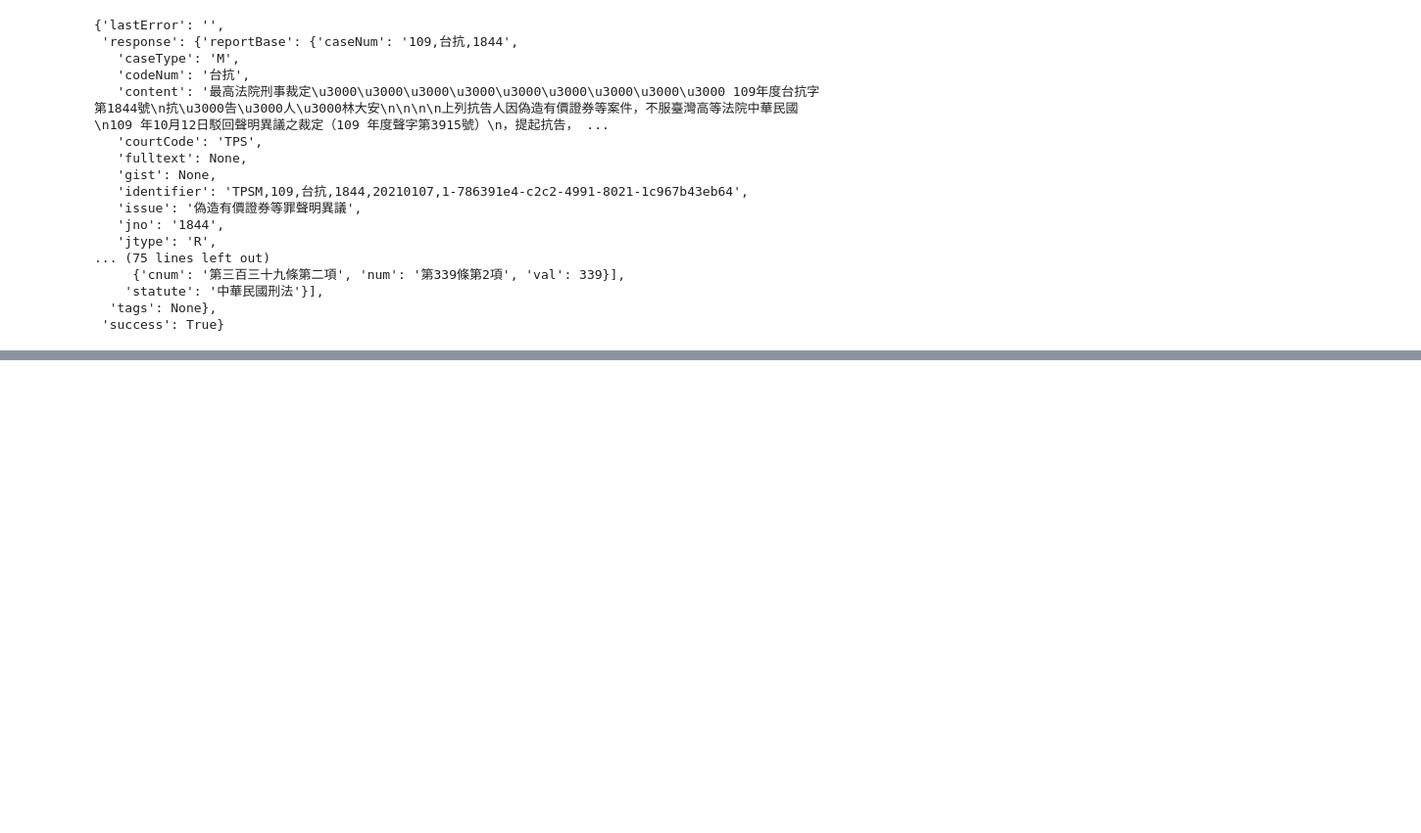
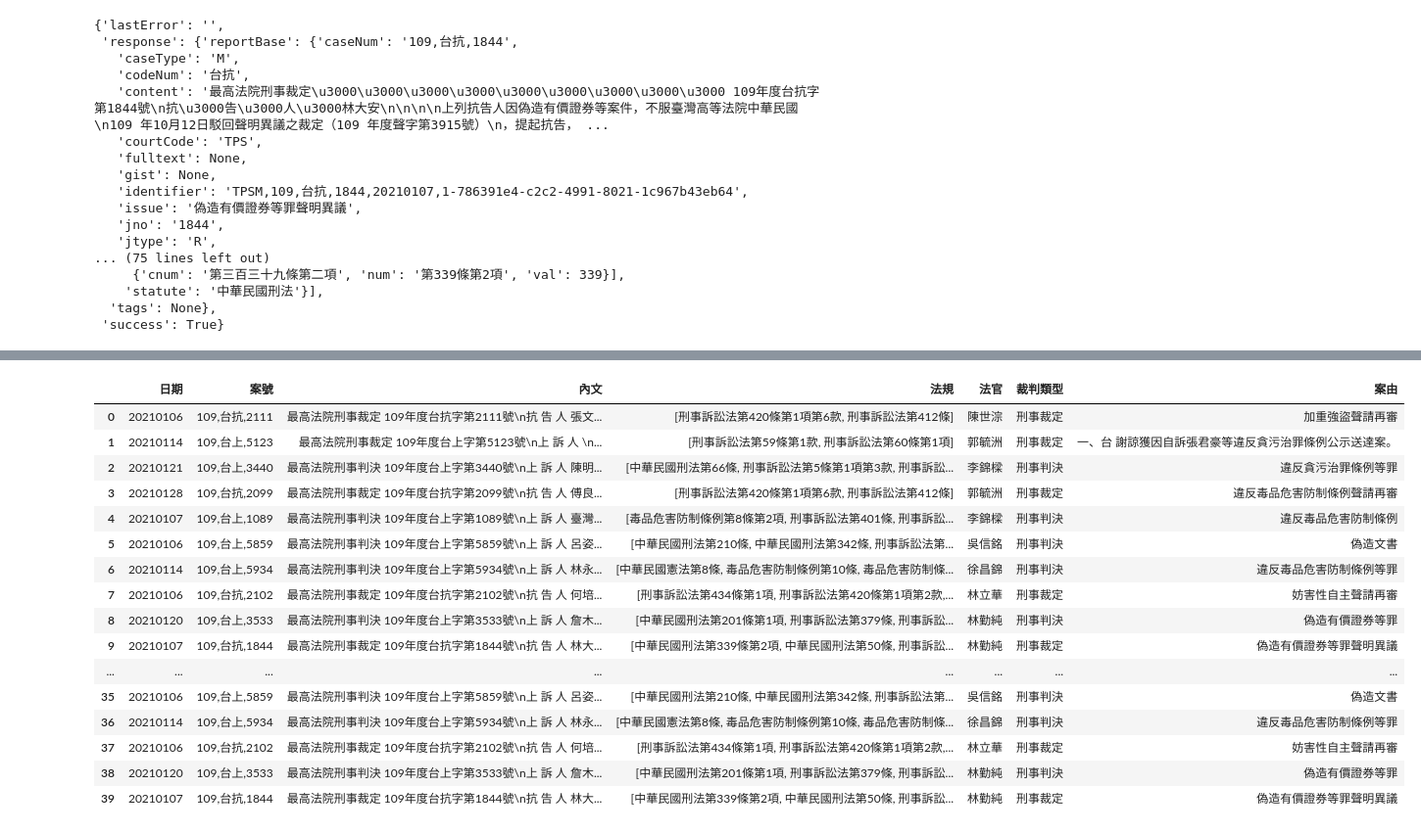
Before and after one commit to awchu0323/PL, a Jupyter notebook: 作業3/作業3.ipynb, the cells around one changed output, grey strips where cells are left out. Shown: that part at 98% size. Drawn from its saved outputs; the diff is of its cells as text; code cells hidden in the pictures; blank space fills up the shorter version.

```diff
--- a/作業3/作業3.ipynb
+++ b/作業3/作業3.ipynb
@@ -164,0 +185,23 @@ resquests
+# %%
+df = pd.DataFrame(content)
+df.to_csv('lawcontent0705.csv')
+# %%
+df
+# %% [output]
+|  | 日期 | 案號 | 內文 | 法規 | 法官 | 裁判類型 | 案由 |
+| 0 | 20210106 | 109,台抗,2111 | 最高法院刑事裁定 109年度台抗字第2111號\n抗 告 人 張文... | [刑事訴訟法第420條第1項第6款, 刑事訴訟法第412條] | 陳世淙 | 刑事裁定 | 加重強盜聲請再審 |
+| 1 | 20210114 | 109,台上,5123 | 最高法院刑事裁定 109年度台上字第5123號\n上 訴 人 \n... | [刑事訴訟法第59條第1款, 刑事訴訟法第60條第1項] | 郭毓洲 | 刑事裁定 | 一、台 謝諒獲因自訴張君豪等違反貪污治罪條例公示送達案。 |
+| 2 | 20210121 | 109,台上,3440 | 最高法院刑事判決 109年度台上字第3440號\n上 訴 人 陳明... | [中華民國刑法第66條, 刑事訴訟法第5條第1項第3款, 刑事訴訟... | 李錦樑 | 刑事判決 | 違反貪污治罪條例等罪 |
+| 3 | 20210128 | 109,台抗,2099 | 最高法院刑事裁定 109年度台抗字第2099號\n抗 告 人 傅良... | [刑事訴訟法第420條第1項第6款, 刑事訴訟法第412條] | 郭毓洲 | 刑事裁定 | 違反毒品危害防制條例聲請再審 |
+| 4 | 20210107 | 109,台上,1089 | 最高法院刑事判決 109年度台上字第1089號\n上 訴 人 臺灣... | [毒品危害防制條例第8條第2項, 刑事訴訟法第401條, 刑事訴訟... | 李錦樑 | 刑事判決 | 違反毒品危害防制條例 |
+| 5 | 20210106 | 109,台上,5859 | 最高法院刑事判決 109年度台上字第5859號\n上 訴 人 呂姿... | [中華民國刑法第210條, 中華民國刑法第342條, 刑事訴訟法第... | 吳信銘 | 刑事判決 | 偽造文書 |
+| 6 | 20210114 | 109,台上,5934 | 最高法院刑事判決 109年度台上字第5934號\n上 訴 人 林永... | [中華民國憲法第8條, 毒品危害防制條例第10條, 毒品危害防制條... | 徐昌錦 | 刑事判決 | 違反毒品危害防制條例等罪 |
+| 7 | 20210106 | 109,台抗,2102 | 最高法院刑事裁定 109年度台抗字第2102號\n抗 告 人 何培... | [刑事訴訟法第434條第1項, 刑事訴訟法第420條第1項第2款,... | 林立華 | 刑事裁定 | 妨害性自主聲請再審 |
+| 8 | 20210120 | 109,台上,3533 | 最高法院刑事判決 109年度台上字第3533號\n上 訴 人 詹木... | [中華民國刑法第201條第1項, 刑事訴訟法第379條, 刑事訴訟... | 林勤純 | 刑事判決 | 偽造有價證券等罪 |
+| 9 | 20210107 | 109,台抗,1844 | 最高法院刑事裁定 109年度台抗字第1844號\n抗 告 人 林大... | [中華民國刑法第339條第2項, 中華民國刑法第50條, 刑事訴訟... | 林勤純 | 刑事裁定 | 偽造有價證券等罪聲明異議 |
+| ... | ... | ... | ... | ... | ... | ... | ... |
+| 35 | 20210106 | 109,台上,5859 | 最高法院刑事判決 109年度台上字第5859號\n上 訴 人 呂姿... | [中華民國刑法第210條, 中華民國刑法第342條, 刑事訴訟法第... | 吳信銘 | 刑事判決 | 偽造文書 |
+| 36 | 20210114 | 109,台上,5934 | 最高法院刑事判決 109年度台上字第5934號\n上 訴 人 林永... | [中華民國憲法第8條, 毒品危害防制條例第10條, 毒品危害防制條... | 徐昌錦 | 刑事判決 | 違反毒品危害防制條例等罪 |
+| 37 | 20210106 | 109,台抗,2102 | 最高法院刑事裁定 109年度台抗字第2102號\n抗 告 人 何培... | [刑事訴訟法第434條第1項, 刑事訴訟法第420條第1項第2款,... | 林立華 | 刑事裁定 | 妨害性自主聲請再審 |
+| 38 | 20210120 | 109,台上,3533 | 最高法院刑事判決 109年度台上字第3533號\n上 訴 人 詹木... | [中華民國刑法第201條第1項, 刑事訴訟法第379條, 刑事訴訟... | 林勤純 | 刑事判決 | 偽造有價證券等罪 |
+| 39 | 20210107 | 109,台抗,1844 | 最高法院刑事裁定 109年度台抗字第1844號\n抗 告 人 林大... | [中華民國刑法第339條第2項, 中華民國刑法第50條, 刑事訴訟... | 林勤純 | 刑事裁定 | 偽造有價證券等罪聲明異議 |
```
Also changed, not shown: parts of 1 cell of this notebook.
